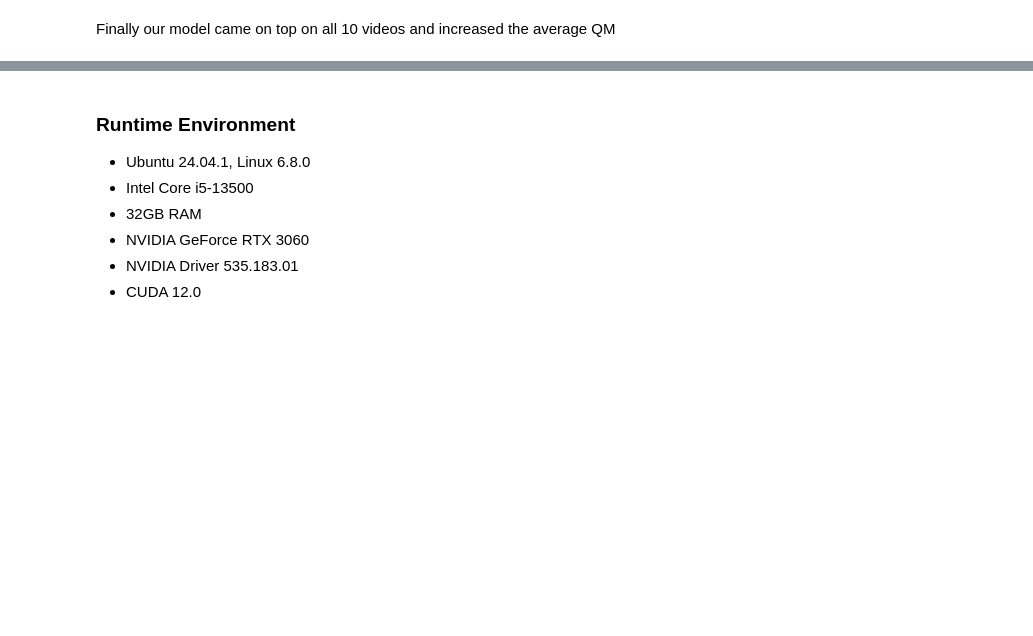
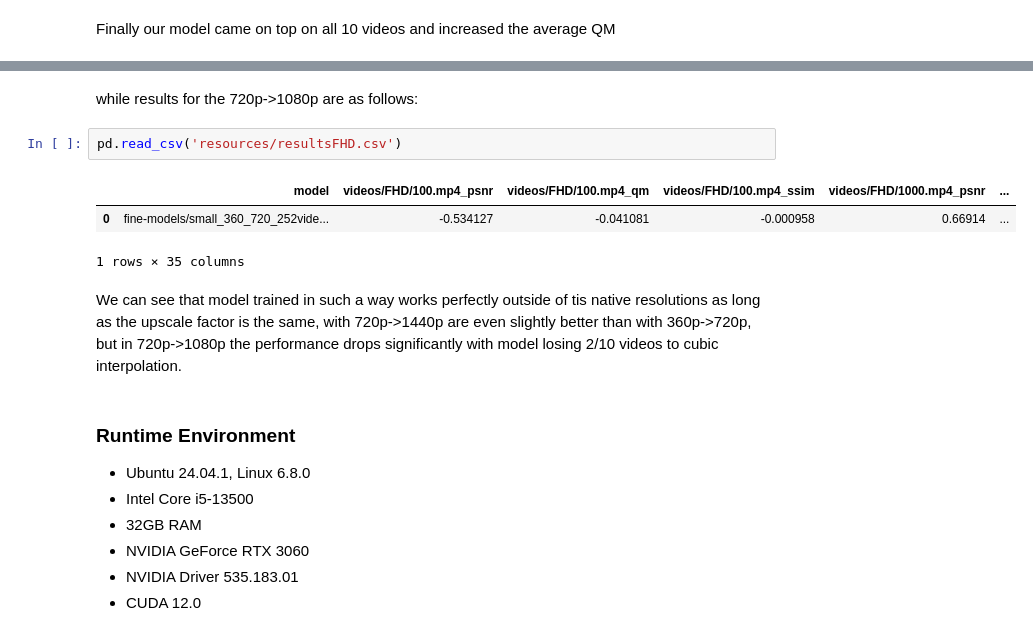
Before and after one commit to Dawid64/super-enhanced-resolution, a Jupyter notebook: Report.ipynb, the cells around one changed output, grey strips where cells are left out. Drawn from its saved outputs; the diff is of its cells as text; blank space fills up the shorter version.

```diff
--- a/Report.ipynb
+++ b/Report.ipynb
@@ -654,3 +664,13 @@ Here are the plots for the final training session:
+# %% [markdown]
+while results for the 720p->1080p are as follows:
+# %%
+pd.read_csv('resources/resultsFHD.csv')
+# %% [output]
+|  | model | videos/FHD/100.mp4_psnr | videos/FHD/100.mp4_qm | videos/FHD/100.mp4_ssim | videos/FHD/1000.mp4_psnr | ... |
+| 0 | fine-models/small_360_720_252vide... | -0.534127 | -0.041081 | -0.000958 | 0.66914 | ... |
+1 rows × 35 columns
+# %% [markdown]
+We can see that model trained in such a way works perfectly outside of tis native resolutions as long as the upscale factor is the same, with 720p->1440p are even slightly better than with 360p->720p, but in 720p->1080p the performance drops significantly with model losing 2/10 videos to cubic interpolation.
 # %% [markdown]
 ### Runtime Environment
 
```
Also changed, not shown: parts of 2 cells of this notebook.
